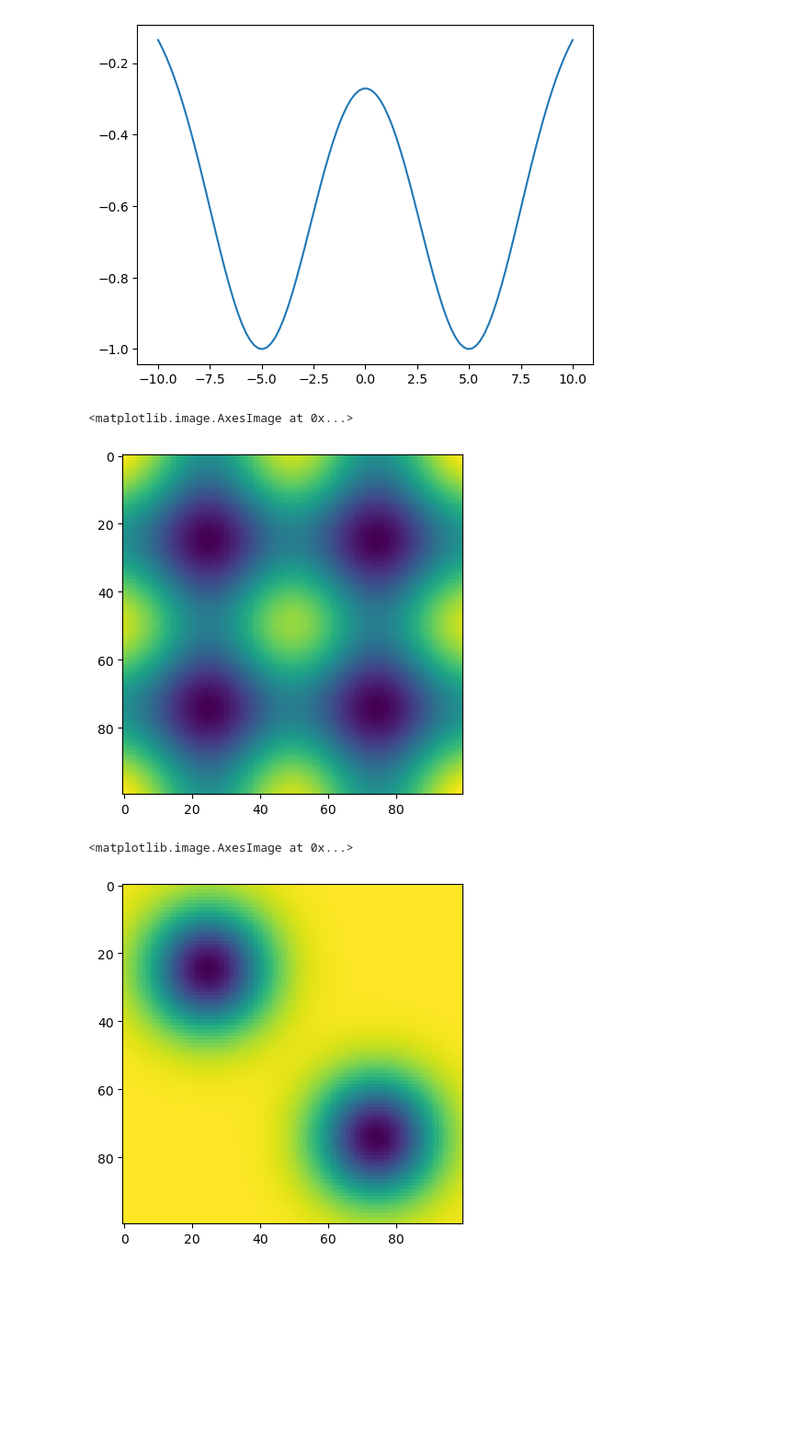
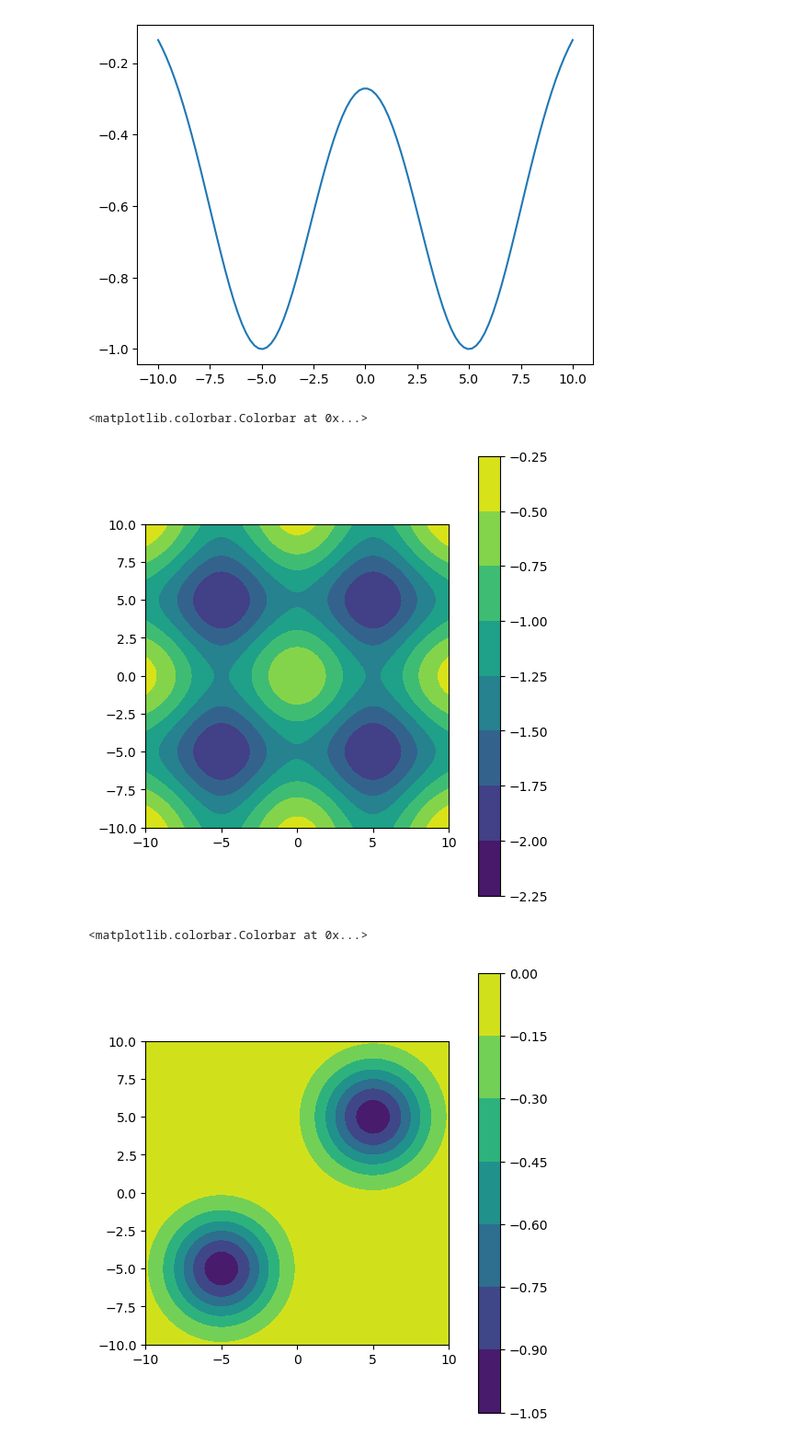
Before and after one commit to mercadde/openmm-napshift, a Jupyter notebook: tutorials/TEST_MULTI_CS.ipynb, the cells around one changed output. Shown at 92% size. Saved outputs shown, nothing was run; the diff lists cells and outputs as text; code cells hidden in the pictures; blank space fills up the shorter version.

```diff
--- a/tutorials/TEST_MULTI_CS.ipynb
+++ b/tutorials/TEST_MULTI_CS.ipynb
@@ -146,17 +1,3 @@ simulation.reporters.append(state_data_reporter)
-# %%
-print(f"Simulating without CS restraints")
-simulation.step(100000)
-
-warmup_steps = int(np.floor(max_K/K_gradient))
-print(f"Warming up CS restraints for {len(range(warmup_steps))} steps")
-for i in range(warmup_steps):
-    simulation.step(1)
-    simulation.context.setParameter('NapShift_K', (i*K_gradient))
-    simulation.context.setParameter('ReB_K', (i*(1/warmup_steps)))
-simulation.context.setParameter('ReB_K', 1)
-
-print(f"Simulating with CS restraints")
-simulation.step(100000)
 # %%
 import numpy as np
 import matplotlib.pyplot as plt
@@ -174,6 +15,7 @@ plt.plot(x,y)
 [<matplotlib.lines.Line2D at 0x...>]
 [figure]
 # %%
+
 x = np.linspace(-10,10,100)
 y = np.linspace(-10,10,100)
 
@@ -189,31 +31,39 @@ for i in range(100):
         r_y_1 = np.abs(y[j]-p1[1])
         r_y_2 = np.abs(y[j]-p1[1])
 
-        Ex = -np.exp(-np.square(x[i]-p2[0])/(2*sigma1**2)) - np.exp(-np.square(x[i]-p1[0])/(2*sigma2**2))
-        Ey = -np.exp(-np.square(y[j]-p2[1])/(2*sigma1**2)) - np.exp(-np.square(y[j]-p1[1])/(2*sigma2**2))
+        Ex = -(np.exp(-np.square(x[i]-p2[0])/(2*sigma1**2)) + np.exp(-np.square(x[i]-p1[0])/(2*sigma2**2)))
+        Ey = -(np.exp(-np.square(y[j]-p2[1])/(2*sigma1**2)) + np.exp(-np.square(y[j]-p1[1])/(2*sigma2**2)))
 
         E[i,j] = Ex + Ey
 
-plt.imshow(E)
+X,Y = np.meshgrid(np.linspace(-10,10,100),np.linspace(-10,10,100))
+fig, axs = plt.subplots(1,1,figsize=(5,5),layout='constrained')
+c = axs.contourf(X,Y,E)
+axs.set_aspect('equal')
+fig.colorbar(c)
 # %% [output]
-<matplotlib.image.AxesImage at 0x...>
+<matplotlib.colorbar.Colorbar at 0x...>
-[figure, old version]
+[figure, new version]
 # %%
 x = np.linspace(-10,10,100)
 y = np.linspace(-10,10,100)
 
 p1 = np.array([-5,-5])
 p2 = np.array([5,5])
 
+X,Y = np.meshgrid(np.linspace(-10,10,100),np.linspace(-10,10,100))
 E = np.zeros((100,100))
 for i in range(100):
     for j in range(100):
         r1 = np.linalg.norm(np.array([x[i],y[j]])-p1)
         r2 = np.linalg.norm(np.array([x[i],y[j]])-p2)
 
-        E[i,j] = -np.exp(-np.square(r1)/(2*sigma1**2)) - np.exp(-np.square(r2)/(2*sigma2**2))
+        E[i,j] = -(np.exp(-np.square(r1)/(2*sigma1**2)) + np.exp(-np.square(r2)/(2*sigma2**2)))
 
-plt.imshow(E)
+fig, axs = plt.subplots(1,1,figsize=(5,5),layout='constrained')
+c = axs.contourf(X,Y,E)
+axs.set_aspect('equal')
+fig.colorbar(c)
 # %% [output]
-<matplotlib.image.AxesImage at 0x...>
+<matplotlib.colorbar.Colorbar at 0x...>
-[figure, old version]
+[figure, new version]
```
Also changed, not shown: parts of 14 cells of this notebook, 5 other files.
